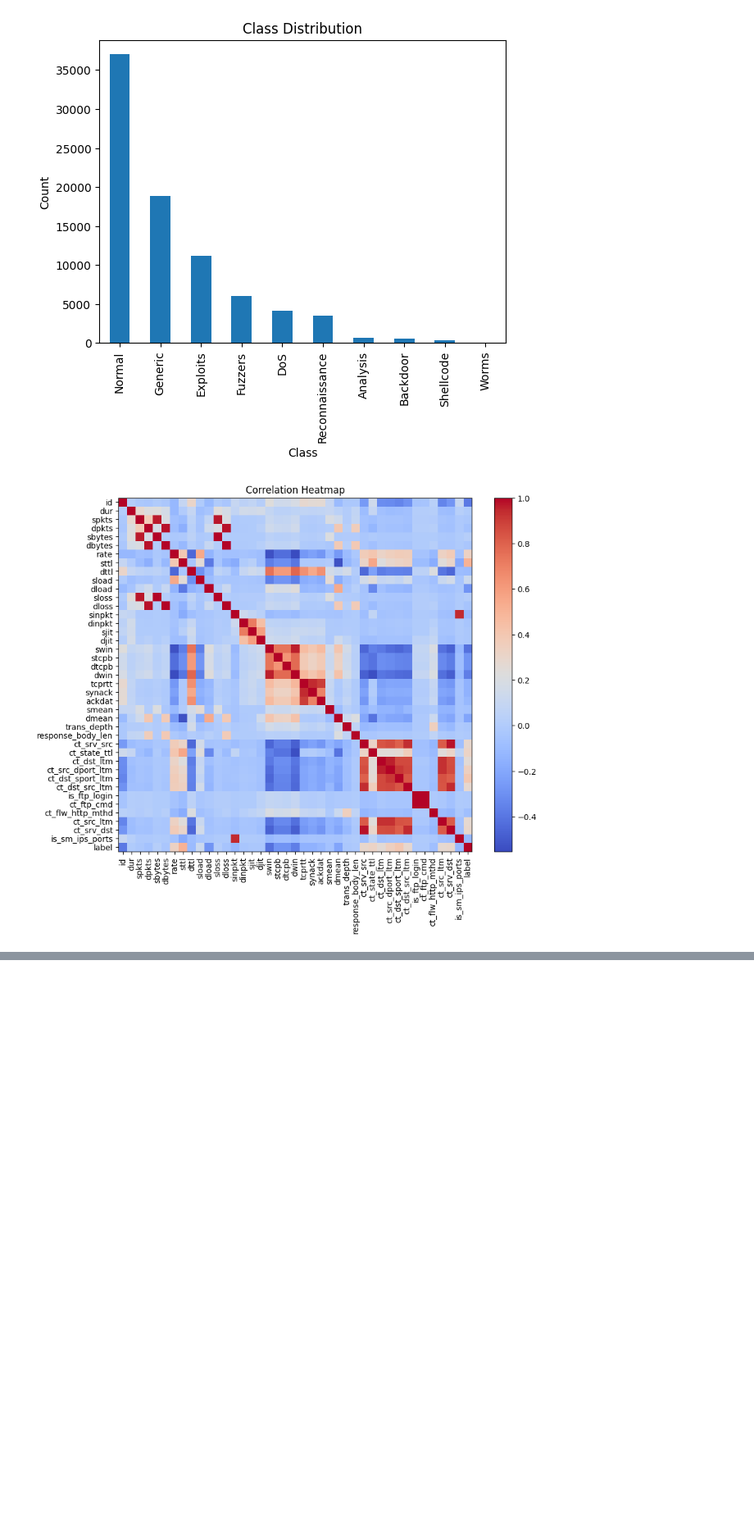
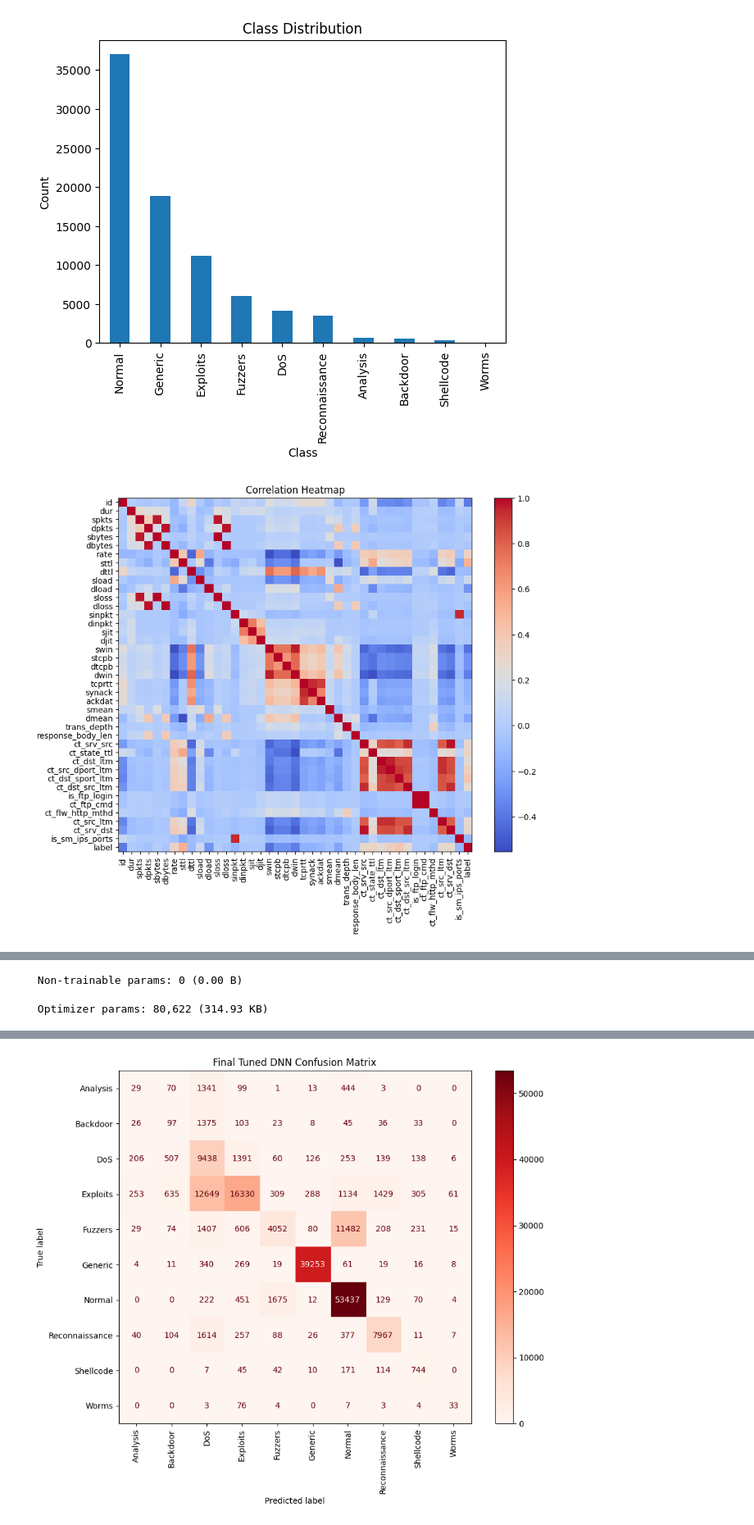
Before and after one commit to AntonioLanderos/deep_learning_ids, a Jupyter notebook: notebooks/unsw_nb15_multiclass_classification.ipynb, the cells around one changed output, grey strips where cells are left out. Shown at 82% size. Cells and saved outputs as stored; diff of their text form; code cells hidden in the pictures; blank space fills up the shorter version.

Commit message:
Fix aligned results with last saved model

```diff
--- a/notebooks/unsw_nb15_multiclass_classification.ipynb
+++ b/notebooks/unsw_nb15_multiclass_classification.ipynb
@@ -182,12 +207,19 @@ def build_paper_ann_model(input_dim, num_classes):
+# %%
+def save_model(experiment_name):
+  checkpoint = ModelCheckpoint(filepath = f'/content/drive/MyDrive/Dataset/models/{experiment_name}/model.h5',
+                             save_freq = "epoch",
+                             verbose = 1)
+  return checkpoint
 # %%
-def train_model(model, train_features_final, train_labels_final, validation_features, validation_labels, class_weights_dict, epochs, batch_size):
+def train_model(model, train_features_final, train_labels_final, validation_features, validation_labels, class_weights_dict, epochs, batch_size, checkpoint):
   history = model.fit(
       train_features_final,
       train_labels_final,
       epochs=epochs,
       batch_size=batch_size,
       validation_data=(validation_features, validation_labels),
-      class_weight=class_weights_dict
+      class_weight=class_weights_dict,
+      callbacks=[checkpoint]
   )
 
   return history
@@ -262,7 +294,8 @@ def run_experiment(train_df, test_df, model_config, experiment_name, epochs, bat
   num_classes = len(label_encoder.classes_)
   model = model_config(input_dim, num_classes)
 
-  history = train_model(model, train_features_final, train_labels_final, validation_features, validation_labels, class_weights_dict, epochs, batch_size)
+  checkpoint = save_model(experiment_name)
+  history = train_model(model, train_features_final, train_labels_final, validation_features, validation_labels, class_weights_dict, epochs, batch_size, checkpoint)
   evaluate_model(history, model, test_features_scaled, test_labels)
   predictions = predict(model, test_features_scaled)
   evaluate_predictions(predictions, test_labels, label_encoder)
@@ -335,5 +343,5 @@ Classification Report:
 # %%
 # Paper DNN based model
-run_experiment(train_df, test_df)
-#run_experiment(train_df, test_df, build_paper_dnn_model, "Paper based DNN", 100, 100)
+#run_experiment(train_df, test_df)
+run_experiment(train_df, test_df, build_paper_dnn_model, "Paper based DNN", 100, 100)
 # %% [output]
@@ -448,0 +418,59 @@ Classification Report:
+# %%
+# final DNN with LR=0.0005 and capped weights (trained locally)
+from tensorflow.keras.models import load_model
+from sklearn.metrics import classification_report, confusion_matrix, ConfusionMatrixDisplay
+import matplotlib.pyplot as plt
+import numpy as np
+
+MODEL_PATH = "/content/drive/MyDrive/Dataset/models/DNN_LR_CapWeights/model.keras"
+final_model = load_model(MODEL_PATH)
+
+print("Model loaded successfully.\n")
+final_model.summary()
+
+train_features_scaled, train_labels, test_features_scaled, test_labels, label_encoder = preprocess(train_df, test_df)
+
+print("\nData prepared correctly.")
+print("Train features:", train_features_scaled.shape)
+print("Test features:", test_features_scaled.shape)
+print("Classes:", label_encoder.classes_)
+
+test_loss, test_accuracy = final_model.evaluate(test_features_scaled, test_labels)
+
+print("\nFinal Tuned DNN Model Results")
+print("-----------------------------")
+print(f"Test accuracy: {test_accuracy}")
+print(f"Test loss: {test_loss}")
+
+predictions = final_model.predict(test_features_scaled)
+predicted_labels = np.argmax(predictions, axis=1)
+
+print("\nClassification Report:")
+print(
+    classification_report(
+        test_labels,
+        predicted_labels,
+        target_names=label_encoder.classes_
+    )
+)
+
+cm = confusion_matrix(test_labels, predicted_labels)
+
+disp = ConfusionMatrixDisplay(
+    confusion_matrix=cm,
+    display_labels=label_encoder.classes_
+)
+
+fig, ax = plt.subplots(figsize=(10, 8))
+
+disp.plot(
+    cmap=plt.cm.Reds,
+    xticks_rotation=90,
+    ax=ax,
+    colorbar=True
+)
+
+plt.title("Final Tuned DNN Confusion Matrix")
+plt.tight_layout()
+plt.show()
+# %% [output]
@@ -448,0 +492,2 @@ Classification Report:
+ Non-trainable params: 0 (0.00 B)
+ Optimizer params: 80,622 (314.93 KB)
@@ -448,0 +511 @@ Classification Report:
+[figure, added]
```
Also changed, not shown: parts of 8 cells of this notebook, 5 other files.
